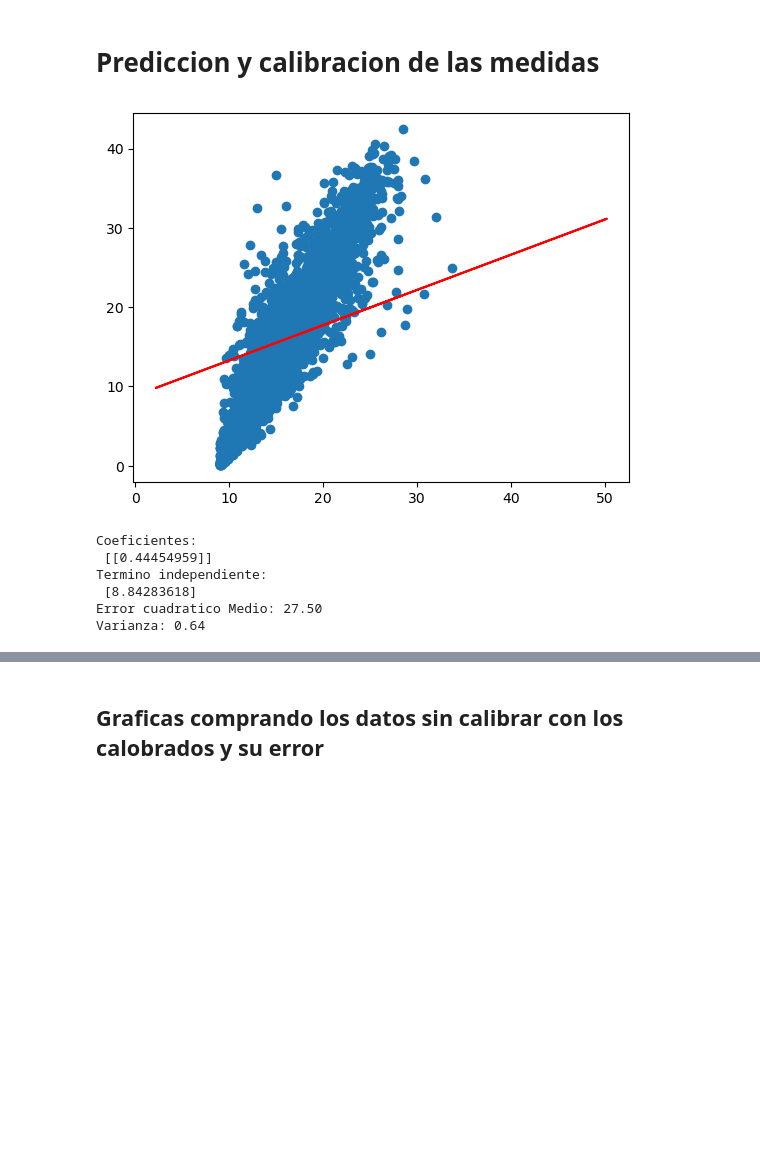
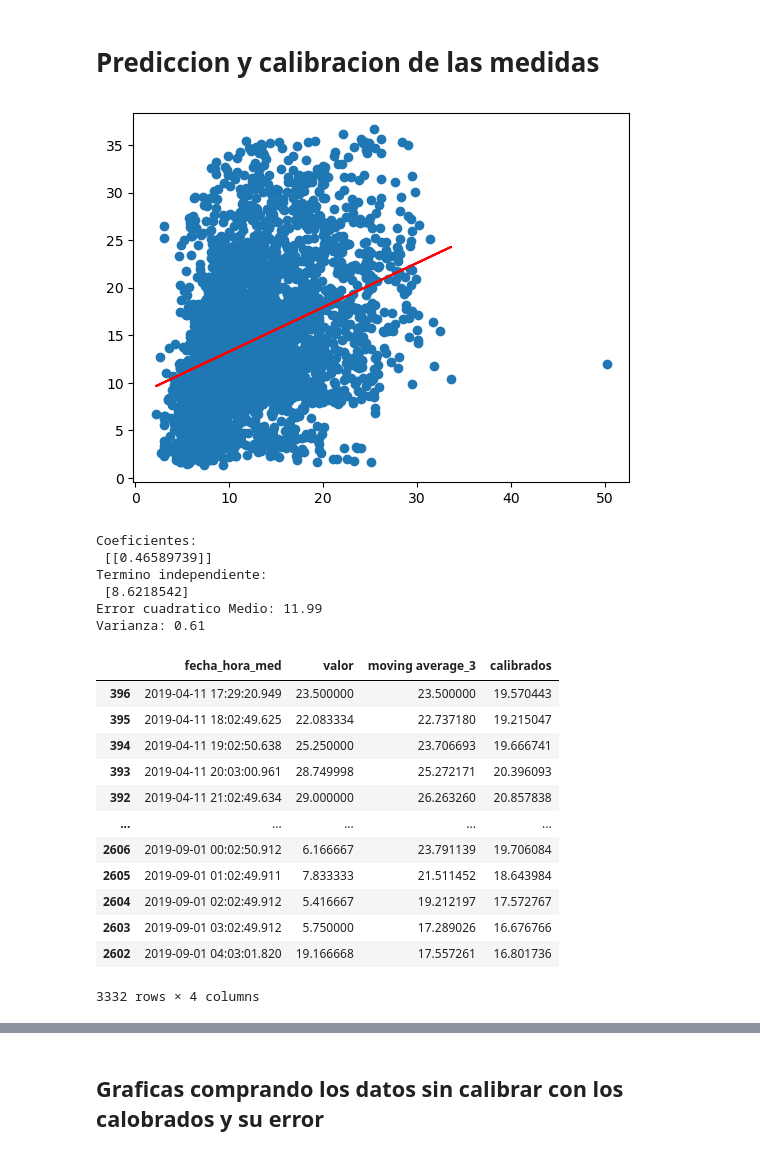
Before and after one commit to diegoglj/TareasCursos20B, a Jupyter notebook: Codigos/Asignacion2/ASIGNACION 2.ipynb, the cells around one changed output, grey strips where cells are left out. Drawn from its saved outputs; the diff is of its cells as text; code cells hidden in the pictures; blank space fills up the shorter version.

```diff
--- a/Codigos/Asignacion2/ASIGNACION 2.ipynb
+++ b/Codigos/Asignacion2/ASIGNACION 2.ipynb
@@ -52,11 +58,14 @@ linestyle = ['-','--','-.']
 plt.figure(figsize=(15,7))
 
 #Promedio movil con la ventana = 3 y con el paso = 1
-data1['moving average_3'] = data1['valor'].rolling(3,1).mean()
-data['moving average_3'] = data['Medidas'].rolling(3,1).mean()
+data1['moving average_3'] = data1['valor'].ewm(com=6).mean()
+data['moving average_3'] = data['Medidas'].ewm(span =60).mean()
+#data['moving average_3'] = data['Medidas'].ewm(span =3).mean()
+DataAMB_CORREGIDO['moving average_3'] = DataAMB_CORREGIDO['Medidas'].rolling(6,1).mean()
 
 plt.plot(data['Fechas'], data['Medidas'], label='AMB')
 PROMEDIO_MOVIL = plt.plot(data['Fechas'], data['moving average_3'], '--',label='Promedio movil AMB')
+plt.plot(data1['fecha_hora_med'], data1['moving average_3'], label='Baratos Promedio movil')
 plt.legend(fontsize=15)
 plt.xticks(fontsize=15)
 plt.yticks(fontsize=15)
@@ -82,49 +91,67 @@ data1
 # %%
 #Funcion de calibracion
 data_copy = data.copy()
 data_copy = data[(data['Fechas'] <= ('2019-08-27 20:00:00'))]
-#data1 = data1[(data1['fecha_hora_med'] <= ('2019-07-01 00:00:00'))]
+#DataAMB_CORREGIDO = DataAMB_CORREGIDO[(DataAMB_CORREGIDO['Fechas'] <= ('2019-08-31 23:00:00'))]
+#data1 = data1[(data1['fecha_hora_med'] <= ('2019-08-31 22:00:00'))]
+
+data_copy = data_copy.dropna()
+data = data.dropna()
+data1 = data1.dropna()
+DataAMB_CORREGIDO = DataAMB_CORREGIDO.dropna()
+
+Y = data1['moving average_3'].values.reshape(-1, 1)
+X = data_copy['Medidas'].values.reshape(-1, 1)
+
+#X = DataAMB_CORREGIDO['moving average_3'].values.reshape(-1, 1)
+#Y = data1['moving average_3'].values.reshape(-1, 1)
 
 
-data = data.dropna()
-data1 = data1.dropna()
 
-Y = data1['moving average_3'].values.reshape(-1, 1)
-#X = data['moving average_3'].values.reshape(-1, 1)
-
-X = data_copy['Medidas'].values.reshape(-1, 1)
-#Y = data1['valor'].values.reshape(-1, 1)
-
-X_train, X_test, y_train, y_test = train_test_split(X, Y, test_size=0.25)
+X_train, X_test, y_train, y_test = train_test_split(X, Y, test_size=0.25, random_state = 0)
 
 slr = LinearRegression()
 slr.fit(X_train, y_train)
-y_pred = slr.predict(X)
+y_pred = slr.predict(X_test)
 
 
-Valor_Estacion_barata = data1['valor']
+Valor_Estacion_barata = data1['moving average_3']
 V = (np.array([Valor_Estacion_barata]).reshape(-1,1))
 data1['calibrados'] = slr.predict(V)
 
-plt.scatter(data1['calibrados'], Y)
-plt.plot(X,y_pred, color = 'RED')
+plt.scatter(data_copy['Medidas'],  data1['moving average_3'])
+plt.plot(X_test,y_pred, color = 'RED')
 plt.show()
 
 # Coeficienetes obtenidos
 print('Coeficientes: \n', slr.coef_)
 # Este es el valor donde corta el eje Y (en X=0)
 print('Termino independiente: \n', slr.intercept_)
 # Error Cuadrado Medio
-print("Error cuadratico Medio: %.2f" % mean_squared_error(Y, data1['calibrados']))
+print("Error cuadratico Medio: %.2f" % mean_squared_error(X_test,y_pred))
 # Puntaje de Varianza. El mejor puntaje es un 1.0
-print('Varianza: %.2f' % r2_score(Y, data1['calibrados']))
+print('Varianza: %.2f' % r2_score(X_test,y_pred ))
+data1
 # %% [output]
-[figure, old version]
+[figure, new version]
 Coeficientes:
- [[0.44454959]]
+ [[0.46589739]]
 Termino independiente:
- [8.84283618]
-Error cuadratico Medio: 27.50
-Varianza: 0.64
+ [8.6218542]
+Error cuadratico Medio: 11.99
+Varianza: 0.61
+|  | fecha_hora_med | valor | moving average_3 | calibrados |
+| 396 | 2019-04-11 17:29:20.949 | 23.500000 | 23.500000 | 19.570443 |
+| 395 | 2019-04-11 18:02:49.625 | 22.083334 | 22.737180 | 19.215047 |
+| 394 | 2019-04-11 19:02:50.638 | 25.250000 | 23.706693 | 19.666741 |
+| 393 | 2019-04-11 20:03:00.961 | 28.749998 | 25.272171 | 20.396093 |
+| 392 | 2019-04-11 21:02:49.634 | 29.000000 | 26.263260 | 20.857838 |
+| ... | ... | ... | ... | ... |
+| 2606 | 2019-09-01 00:02:50.912 | 6.166667 | 23.791139 | 19.706084 |
+| 2605 | 2019-09-01 01:02:49.911 | 7.833333 | 21.511452 | 18.643984 |
+| 2604 | 2019-09-01 02:02:49.912 | 5.416667 | 19.212197 | 17.572767 |
+| 2603 | 2019-09-01 03:02:49.912 | 5.750000 | 17.289026 | 16.676766 |
+| 2602 | 2019-09-01 04:03:01.820 | 19.166668 | 17.557261 | 16.801736 |
+3332 rows × 4 columns
 # %%
 #Distancia de las medidas
```
Also changed, not shown: parts of 10 cells of this notebook.
